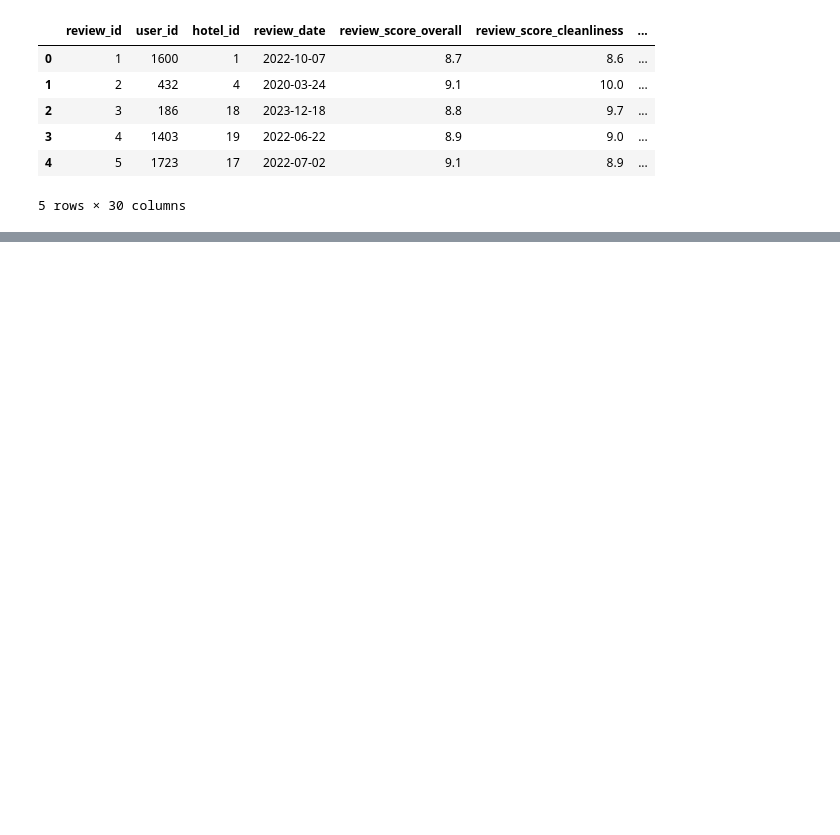
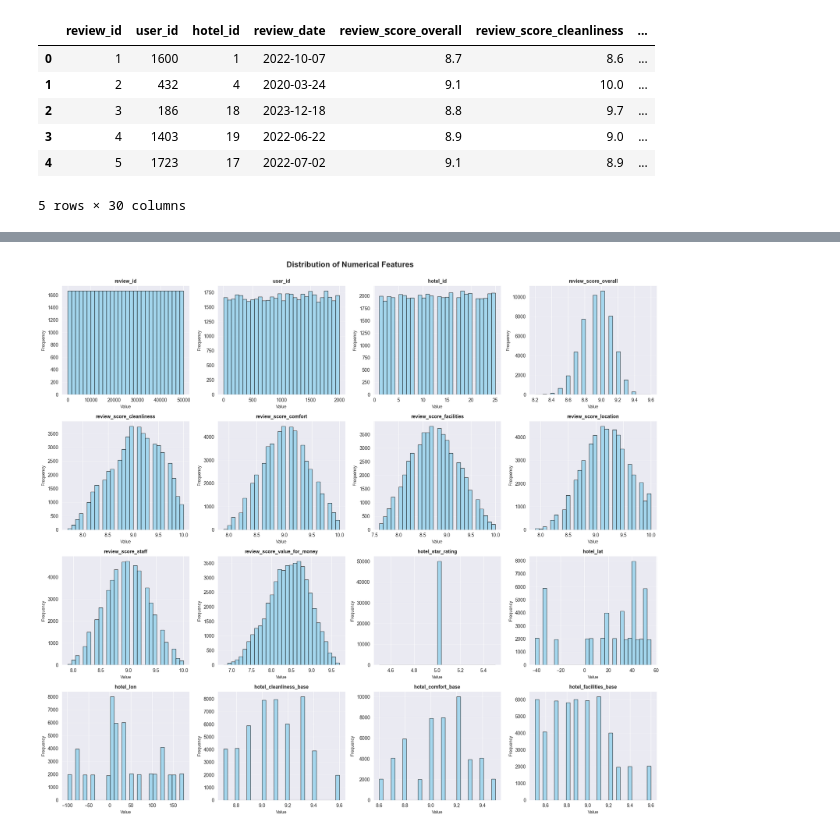
Before and after one commit to MohamedElquesni/ACL-International-Hotel-Booking-Analytics-, a Jupyter notebook: Milestone 1/Milestone 1.ipynb, the cells around one changed output, grey strips where cells are left out. Drawn from its saved outputs; the diff is of its cells as text; code cells hidden in the pictures; blank space fills up the shorter version.

```diff
--- a/Milestone 1/Milestone 1.ipynb
+++ b/Milestone 1/Milestone 1.ipynb
@@ -453,0 +454,14 @@ memory usage: 6.9+ MB
+# %%
+# First, let's identify all numerical columns in the dataset
+numerical_cols = df_merged.select_dtypes(include=[np.number]).columns.tolist()
+
+print(f"Total numerical features: {len(numerical_cols)}\n")
+print("List of numerical features:")
+for i, col in enumerate(numerical_cols, 1):
+    print(f"  {i}. {col}")
+
+# Get statistical summary (mean, std, min, max, quartiles)
+print("\n" + "="*80)
+print("Statistical Summary of Numerical Features:")
+print("="*80)
+df_merged[numerical_cols].describe()
@@ -453,0 +495,20 @@ memory usage: 6.9+ MB
+# %%
+# Visualize the distribution of numerical features using histograms
+# This helps us understand if features are normally distributed, skewed, etc.
+
+fig, axes = plt.subplots(4, 4, figsize=(18, 16))
+axes = axes.ravel()  # Flatten the 2D array to 1D for easier iteration
+
+# Plot histogram for each numerical column (first 16 columns)
+for idx, col in enumerate(numerical_cols[:16]):
+    axes[idx].hist(df_merged[col], bins=30, color='skyblue', edgecolor='black', alpha=0.7)
+    axes[idx].set_title(f'{col}', fontsize=10, fontweight='bold')
+    axes[idx].set_xlabel('Value', fontsize=9)
+    axes[idx].set_ylabel('Frequency', fontsize=9)
+    axes[idx].grid(axis='y', alpha=0.3)
+
+plt.suptitle('Distribution of Numerical Features', fontsize=16, fontweight='bold', y=1.00)
+plt.tight_layout()
+plt.show()
+# %% [output]
+[figure, added]
```
Also changed, not shown: parts of 75 cells of this notebook, 1 other file.
